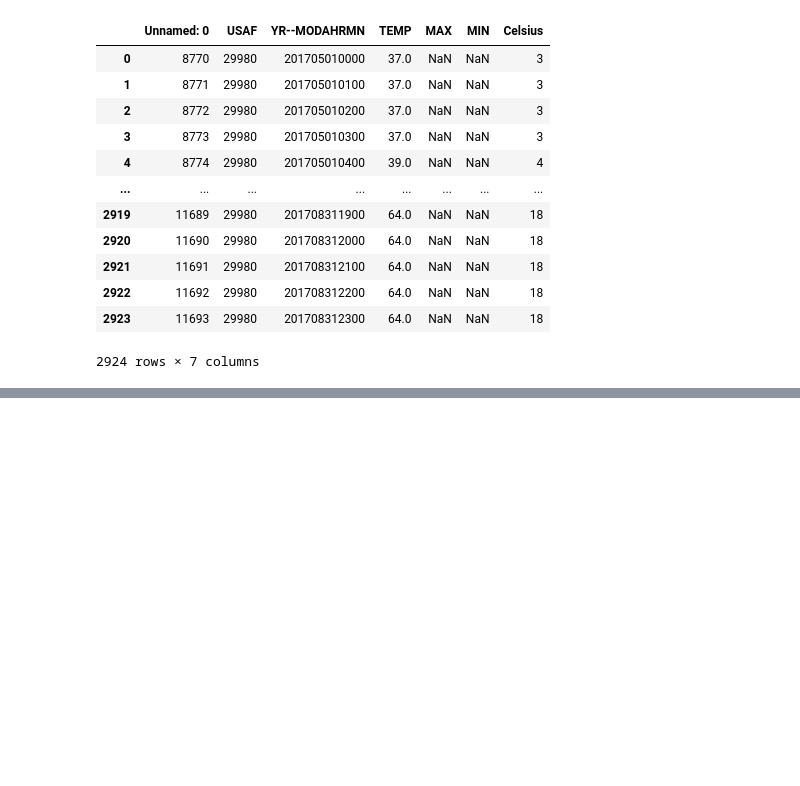
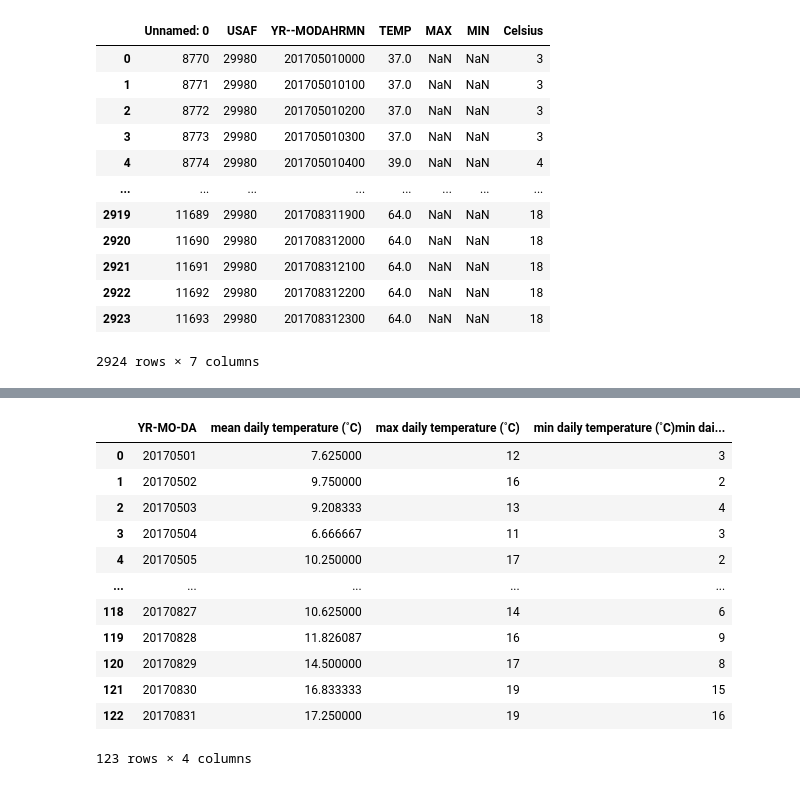
Before and after one commit to carmen-kayan/Exercise-5, a Jupyter notebook: Exercise-5-problem-4.ipynb, the cells around one changed output, grey strips where cells are left out. Cells and saved outputs as stored; diff of their text form; code cells hidden in the pictures; blank space fills up the shorter version.

Commit message:
problem 4 solved

```diff
--- a/Exercise-5-problem-4.ipynb
+++ b/Exercise-5-problem-4.ipynb
@@ -89,5 +123,23 @@ pd.DataFrame(summary).T.reset_index()
 # %%
+#option 2 to solve this:
+#calculate each thing seperately, using the temperature grouped by date
 daily_mean = kumpula.groupby(by=["YR-MO-DA"])['Celsius'].mean()
 daily_min = kumpula.groupby(by=["YR-MO-DA"])['Celsius'].min()
 daily_max = kumpula.groupby(by=["YR-MO-DA"])['Celsius'].max()
-daily = pd.DataFrame({'mean': daily_mean, 'max': daily_max, 'min': daily_min}).reset_index()
+#create a new dataframe including these three new datasets
+daily_kumpula = pd.DataFrame({'mean daily temperature (˚C)': daily_mean, 'max daily temperature (˚C)': daily_max, 'min daily temperature (˚C)''min daily temperature (˚C)': daily_min}).reset_index()
+daily_kumpula
+# %% [output]
+|  | YR-MO-DA | mean daily temperature (˚C) | max daily temperature (˚C) | min daily temperature (˚C)min dai... |
+| 0 | 20170501 | 7.625000 | 12 | 3 |
+| 1 | 20170502 | 9.750000 | 16 | 2 |
+| 2 | 20170503 | 9.208333 | 13 | 4 |
+| 3 | 20170504 | 6.666667 | 11 | 3 |
+| 4 | 20170505 | 10.250000 | 17 | 2 |
+| ... | ... | ... | ... | ... |
+| 118 | 20170827 | 10.625000 | 14 | 6 |
+| 119 | 20170828 | 11.826087 | 16 | 9 |
+| 120 | 20170829 | 14.500000 | 17 | 8 |
+| 121 | 20170830 | 16.833333 | 19 | 15 |
+| 122 | 20170831 | 17.250000 | 19 | 16 |
+123 rows × 4 columns
```
Also changed, not shown: parts of 12 cells of this notebook.
